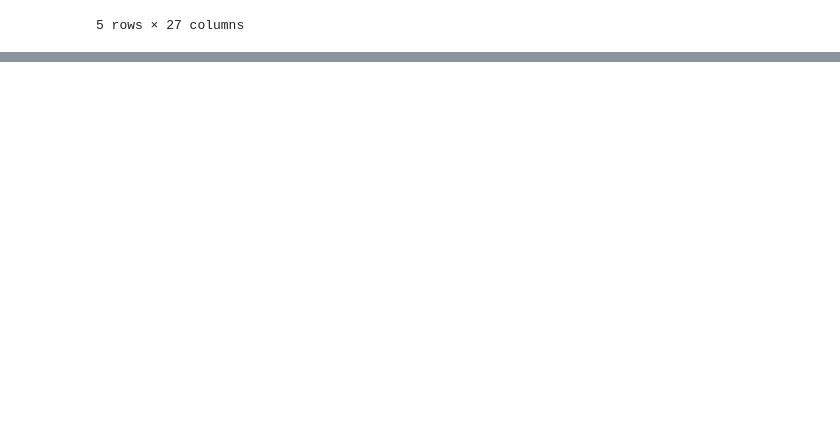
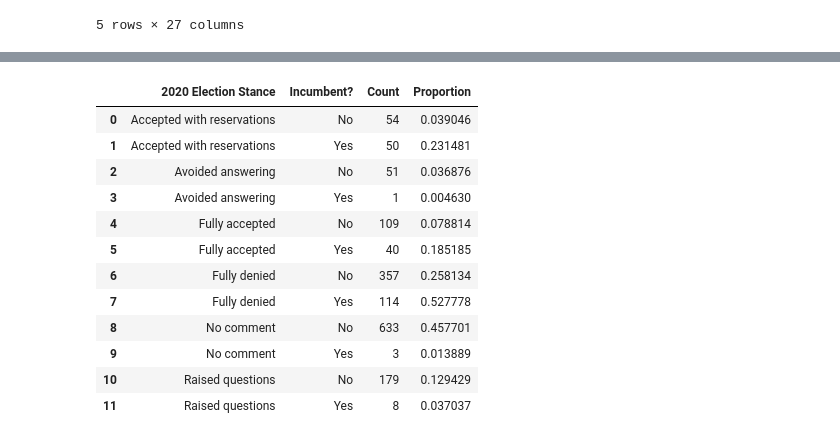
Before and after one commit to sarsong/data102proj, a Jupyter notebook: vivian_eda.ipynb, the cells around one changed output, grey strips where cells are left out. Saved outputs shown, nothing was run; the diff lists cells and outputs as text; code cells hidden in the pictures; blank space fills up the shorter version.

```diff
--- a/vivian_eda.ipynb
+++ b/vivian_eda.ipynb
@@ -26,0 +116,26 @@ reps.head()
+# %%
+reps_incumbent = reps.groupby(['2020 Election Stance', 'Incumbent']).count()
+reps_incumbent = reps_incumbent.reset_index()[['2020 Election Stance', 'Incumbent', 'Candidate']].rename(columns = {'Candidate': 'Count', 'Incumbent': 'Incumbent?'})
+# %%
+def density_incumbent(row):
+    if row['Incumbent?'] == 'No':
+        return row['Count'] / np.count_nonzero(reps['Incumbent'] == 'No')
+    elif row['Incumbent?'] == 'Yes':
+        return row['Count'] / np.count_nonzero(reps['Incumbent'] == 'Yes')
+# %%
+reps_incumbent['Proportion'] = reps_incumbent[['Incumbent?', 'Count']].apply(density_incumbent, axis = 1)
+reps_incumbent
+# %% [output]
+|  | 2020 Election Stance | Incumbent? | Count | Proportion |
+| 0 | Accepted with reservations | No | 54 | 0.039046 |
+| 1 | Accepted with reservations | Yes | 50 | 0.231481 |
+| 2 | Avoided answering | No | 51 | 0.036876 |
+| 3 | Avoided answering | Yes | 1 | 0.004630 |
+| 4 | Fully accepted | No | 109 | 0.078814 |
+| 5 | Fully accepted | Yes | 40 | 0.185185 |
+| 6 | Fully denied | No | 357 | 0.258134 |
+| 7 | Fully denied | Yes | 114 | 0.527778 |
+| 8 | No comment | No | 633 | 0.457701 |
+| 9 | No comment | Yes | 3 | 0.013889 |
+| 10 | Raised questions | No | 179 | 0.129429 |
+| 11 | Raised questions | Yes | 8 | 0.037037 |
```
Also changed, not shown: parts of 20 cells of this notebook.
